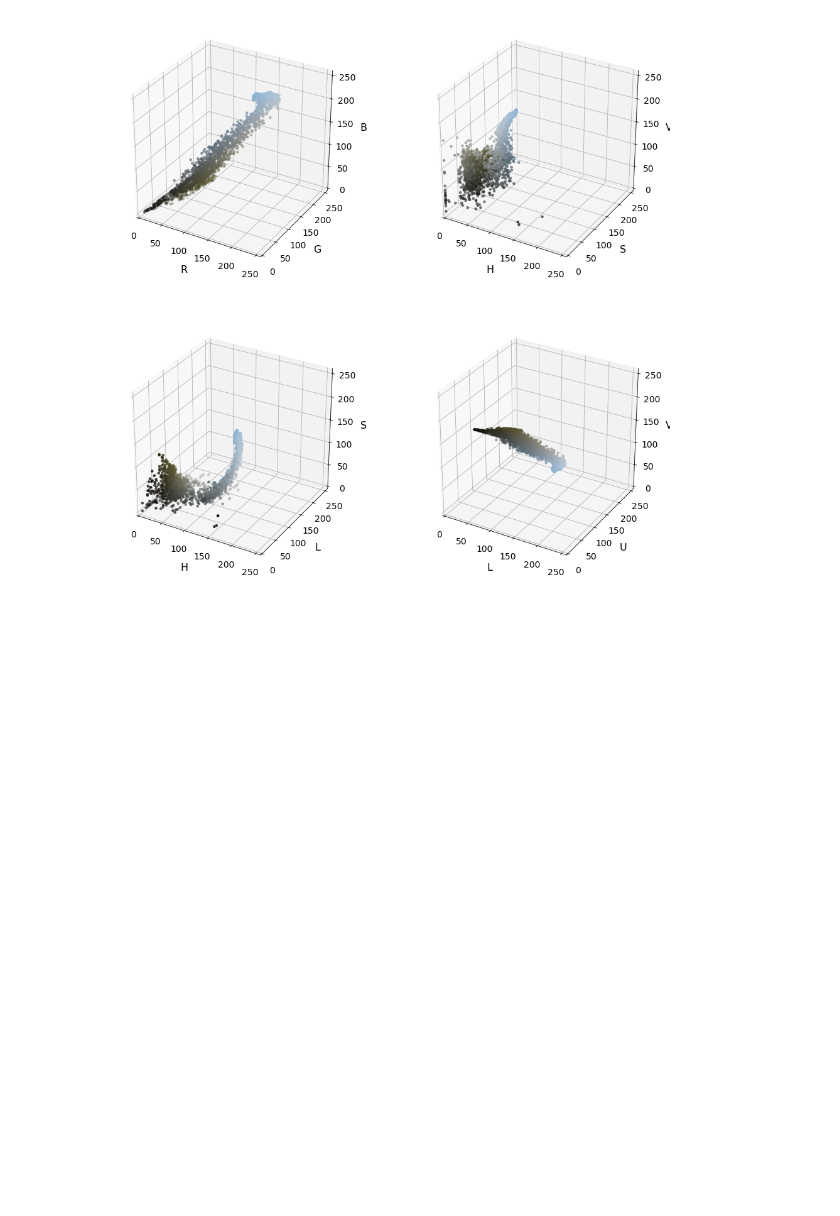
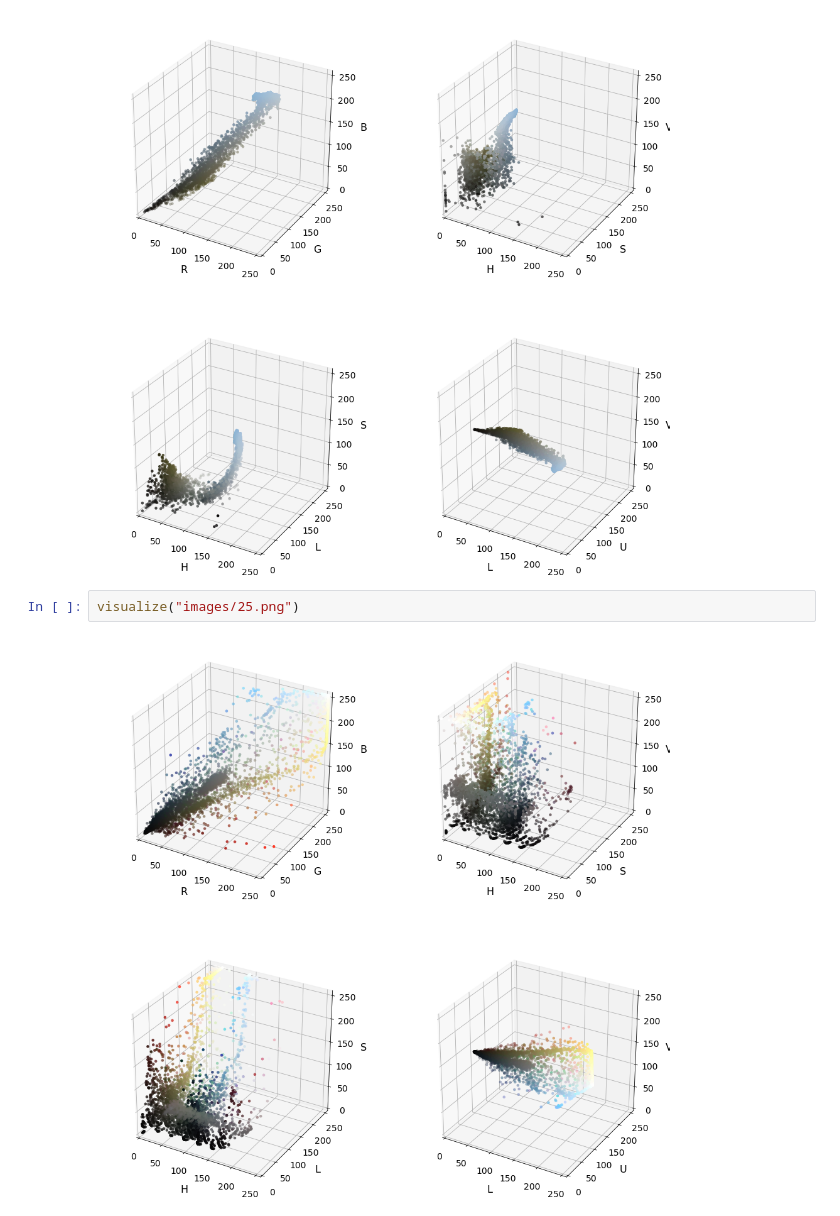
Before and after one commit to Karthikeya108/data-visualization, a Jupyter notebook: 3D_Subplots.ipynb, the cells around one changed output. Saved outputs shown, nothing was run; the diff lists cells and outputs as text; blank space fills up the shorter version.

```diff
--- a/3D_Subplots.ipynb
+++ b/3D_Subplots.ipynb
@@ -65,3 +66,7 @@ visualize("images/000275.png")
 visualize("images/2.png")
 # %% [output]
 [figure]
+# %%
+visualize("images/25.png")
+# %% [output]
+[figure, added]
```
Also changed, not shown: parts of 2 cells of this notebook.
